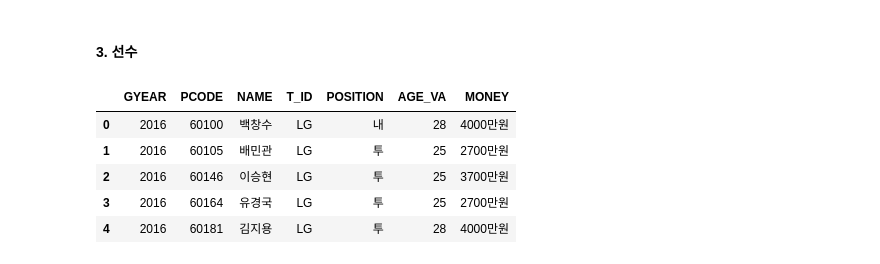
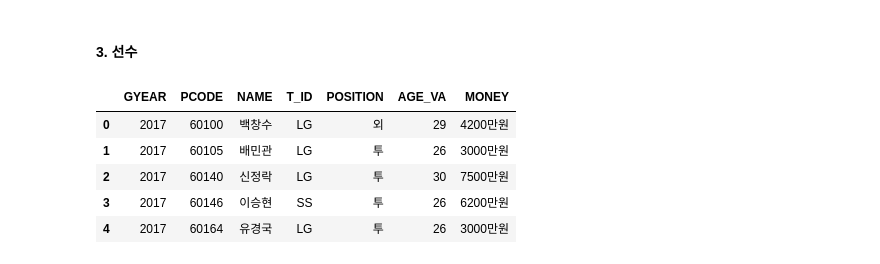
Before and after one commit to devTaemin/big-contest-2020, a Jupyter notebook: eda/eda-1.ipynb, the cells around one changed output. Saved outputs shown, nothing was run; the diff lists cells and outputs as text; code cells hidden in the pictures.

```diff
--- a/eda/eda-1.ipynb
+++ b/eda/eda-1.ipynb
@@ -284,12 +582,20 @@ for i in range(total_team):
 # %% [markdown]
 #### 3. 선수
-# %%
-doc2016_3 = pd.read_excel(PATH + doc2016, sheet_name = "3.선수")
-doc2016_3.head()
-# %% [output]
-|  | GYEAR | PCODE | NAME | T_ID | POSITION | AGE_VA | MONEY |
-| 0 | 2016 | 60100 | 백창수 | LG | 내 | 28 | 4000만원 |
-| 1 | 2016 | 60105 | 배민관 | LG | 투 | 25 | 2700만원 |
-| 2 | 2016 | 60146 | 이승현 | LG | 투 | 25 | 3700만원 |
-| 3 | 2016 | 60164 | 유경국 | LG | 투 | 25 | 2700만원 |
-| 4 | 2016 | 60181 | 김지용 | LG | 투 | 28 | 4000만원 |
+# %%
+doc2016_3 = pd.read_excel(PATH + doc2016, sheet_name = "3.선수")
+
+doc2017_3 = pd.read_excel(PATH + doc2017, sheet_name = "3.선수")
+
+doc2018_3 = pd.read_excel(PATH + doc2018, sheet_name = "3.선수")
+
+doc2019_3 = pd.read_excel(PATH + doc2019, sheet_name = "3.선수")
+
+#견본 출력
+doc2017_3.head()
+# %% [output]
+|  | GYEAR | PCODE | NAME | T_ID | POSITION | AGE_VA | MONEY |
+| 0 | 2017 | 60100 | 백창수 | LG | 외 | 29 | 4200만원 |
+| 1 | 2017 | 60105 | 배민관 | LG | 투 | 26 | 3000만원 |
+| 2 | 2017 | 60140 | 신정락 | LG | 투 | 30 | 7500만원 |
+| 3 | 2017 | 60146 | 이승현 | SS | 투 | 26 | 6200만원 |
+| 4 | 2017 | 60164 | 유경국 | LG | 투 | 26 | 3000만원 |
```
Also changed, not shown: parts of 34 cells of this notebook.
